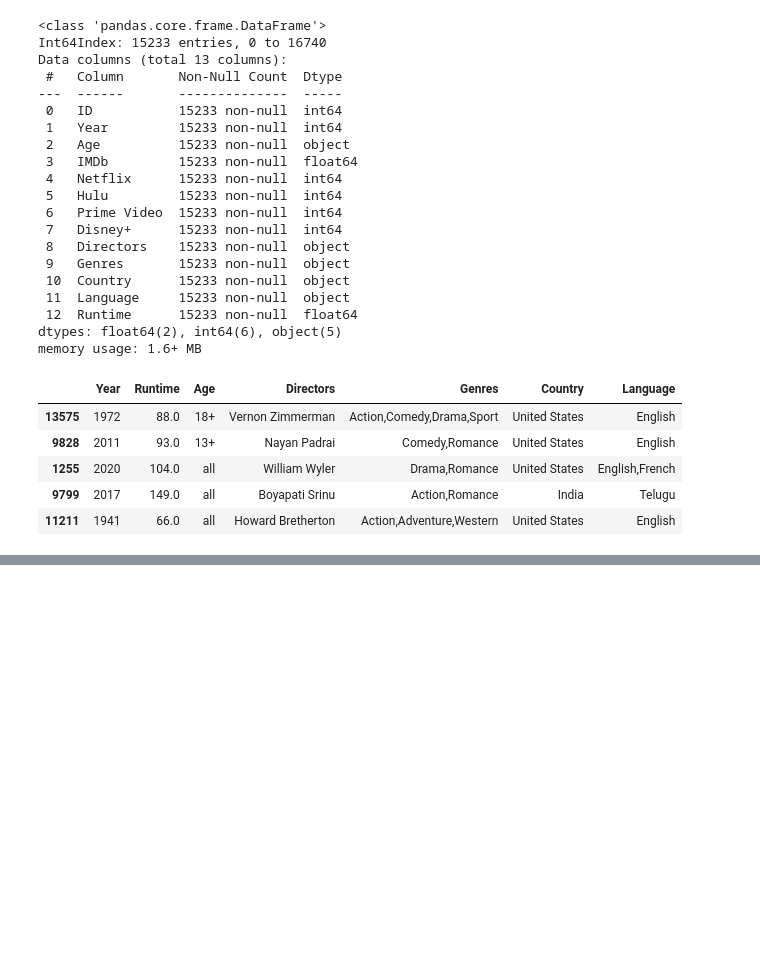
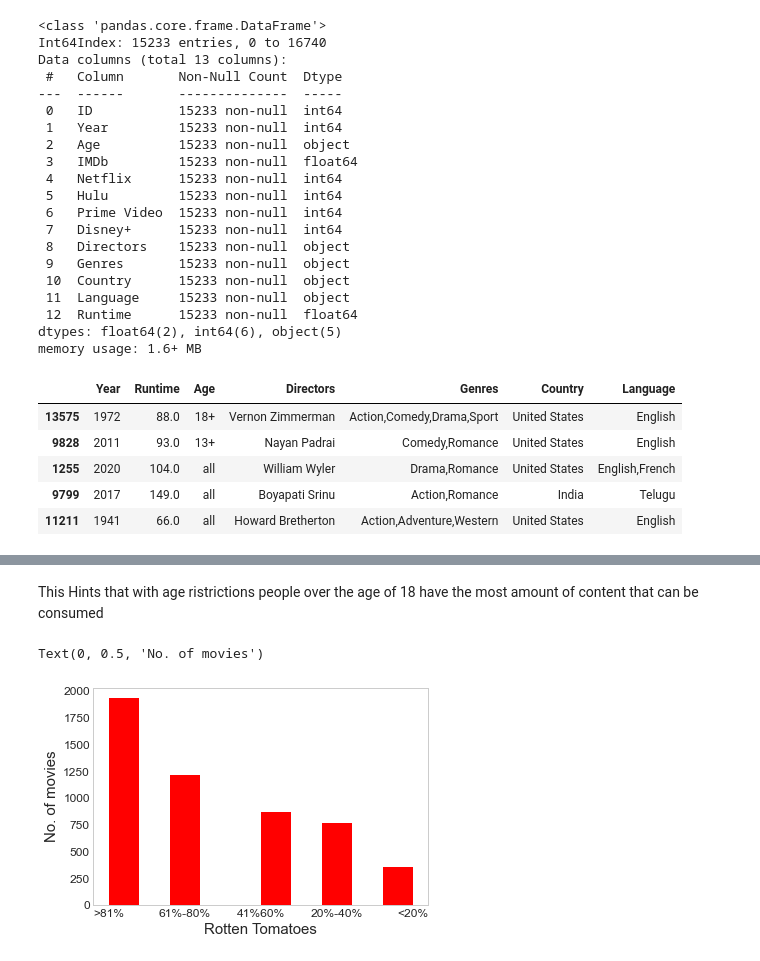
Before and after one commit to Eshanatnight/Movie-Data-Analysis, a Jupyter notebook: movie.ipynb, the cells around one changed output, grey strips where cells are left out. Saved outputs shown, nothing was run; the diff lists cells and outputs as text; code cells hidden in the pictures; blank space fills up the shorter version.

```diff
--- a/movie.ipynb
+++ b/movie.ipynb
@@ -294,0 +597,9 @@ X_train.head()
+# %% [markdown]
+This Hints that with age ristrictions people over the age of 18 have the most amount of content that can be consumed
+# %%
+df_tomatoes.hist(grid=False, xlabelsize=12, ylabelsize=12, color = "red")
+plt.xlabel("Rotten Tomatoes", fontsize=15)
+plt.ylabel("No. of movies",fontsize=15)
+# %% [output]
+Text(0, 0.5, 'No. of movies')
+[figure, added]
```
Also changed, not shown: parts of 35 cells of this notebook.
